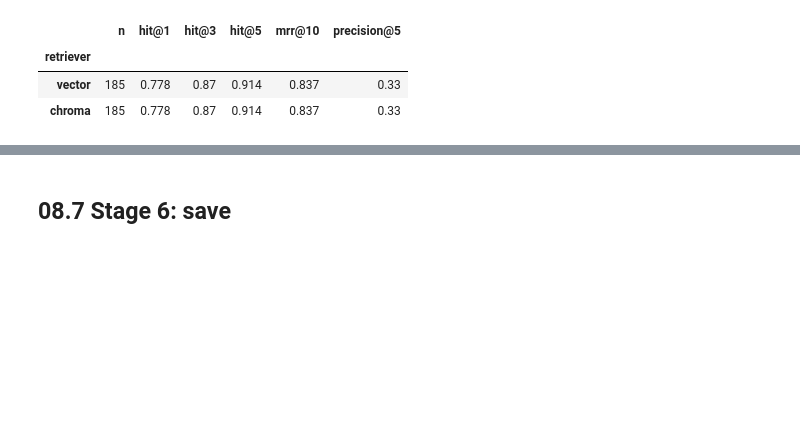
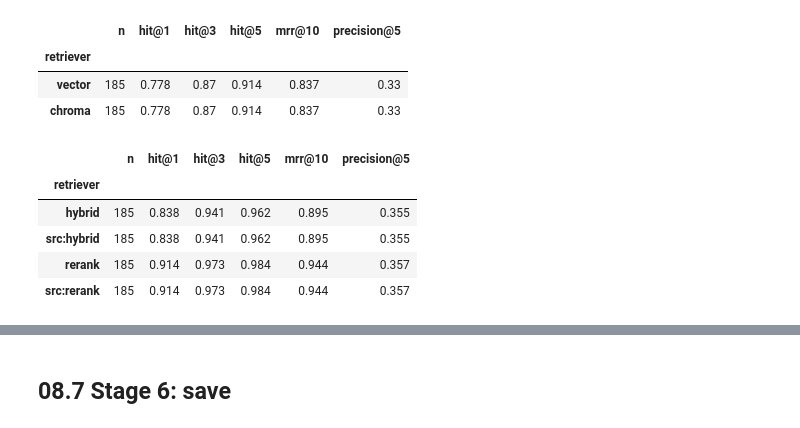
Before and after one commit to amanchaurasia512/swasthyasetu-rag, a Jupyter notebook: notebooks/08_eval_pipeline.ipynb, the cells around one changed output, grey strips where cells are left out. Cells and saved outputs as stored; diff of their text form; code cells hidden in the pictures; blank space fills up the shorter version.

```diff
--- a/notebooks/08_eval_pipeline.ipynb
+++ b/notebooks/08_eval_pipeline.ipynb
@@ -510,6 +523,15 @@ board_df.loc[["vector", "chroma"]]
 | retriever |  |  |  |  |  |  |
 | vector | 185 | 0.778 | 0.87 | 0.914 | 0.837 | 0.33 |
 | chroma | 185 | 0.778 | 0.87 | 0.914 | 0.837 | 0.33 |
+# %%
+board_df.loc[["hybrid", "src:hybrid", "rerank", "src:rerank"]]
+# %% [output]
+|  | n | hit@1 | hit@3 | hit@5 | mrr@10 | precision@5 |
+| retriever |  |  |  |  |  |  |
+| hybrid | 185 | 0.838 | 0.941 | 0.962 | 0.895 | 0.355 |
+| src:hybrid | 185 | 0.838 | 0.941 | 0.962 | 0.895 | 0.355 |
+| rerank | 185 | 0.914 | 0.973 | 0.984 | 0.944 | 0.357 |
+| src:rerank | 185 | 0.914 | 0.973 | 0.984 | 0.944 | 0.357 |
 # %%
 # ===================== 08.6 Stage 5: misses =====================
 def show_misses(retriever, n_top=3):
```
Also changed, not shown: parts of 7 cells of this notebook, 3 other files.
